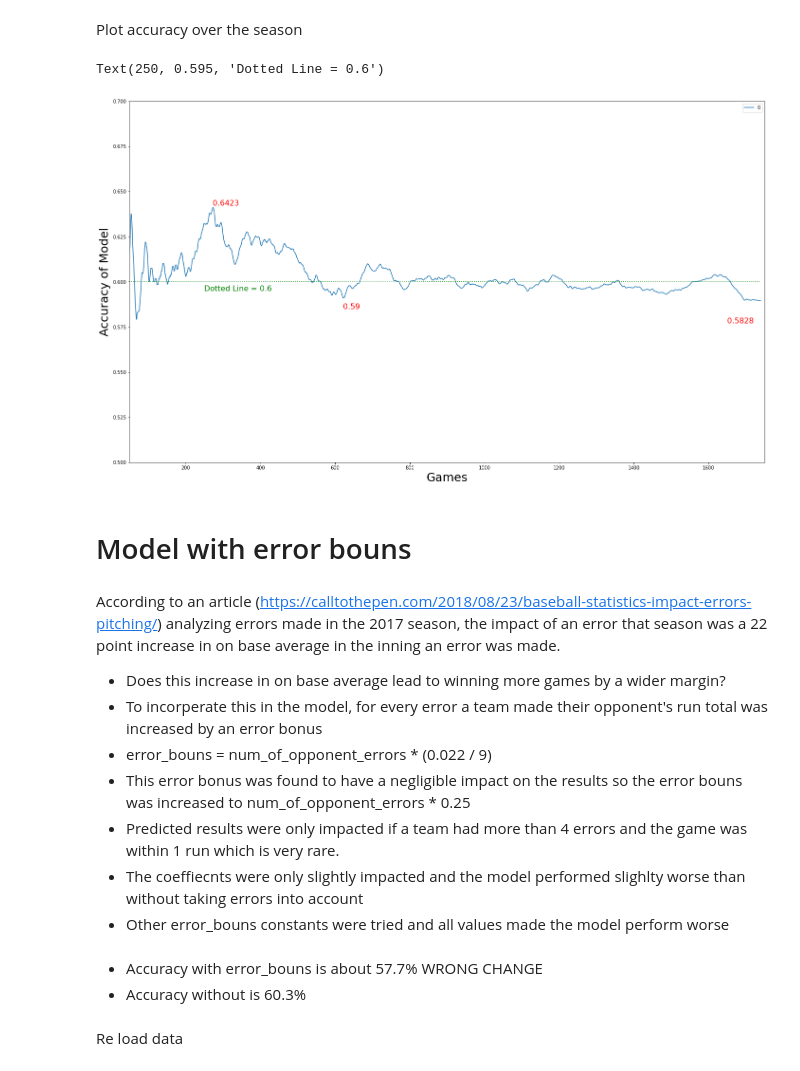
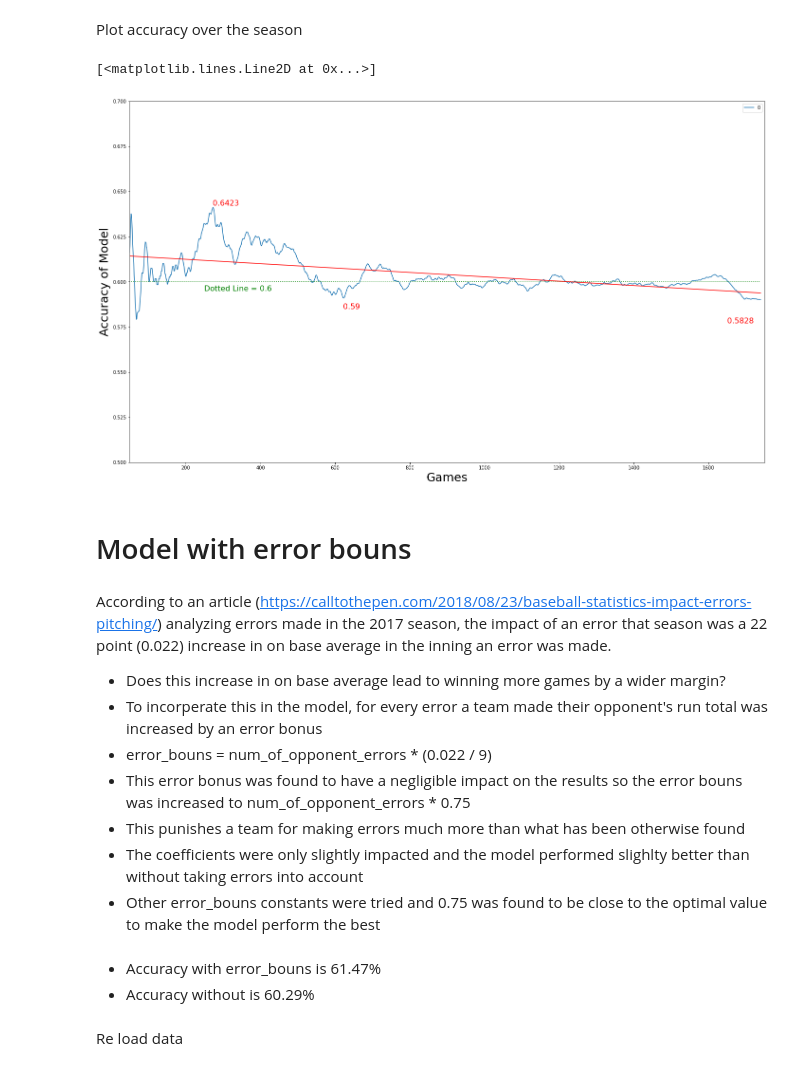
Before and after one commit to Luke-Chesley/API-Sports-Ridge_regression, a Jupyter notebook: MLB_ridge_regression.ipynb, the cells around one changed output. Drawn from its saved outputs; the diff is of its cells as text; code cells hidden in the pictures.

```diff
--- a/MLB_ridge_regression.ipynb
+++ b/MLB_ridge_regression.ipynb
@@ -393,34 +402,42 @@ accuracy_over_time.mean()
 dtype: float64
 # %% [markdown]
 Plot accuracy over the season
+# %%
+lobf = accuracy_over_time[50:1750].reset_index()
+lobf.columns = ['game', 'rating']
+lobf_X = lobf['game']
+lobf_y = lobf['rating']
+theta = np.polyfit(lobf_X, lobf_y, 1)
+y_line = theta[1] + theta[0] * lobf_X
 # %%
 accuracy_over_time.rolling(5).mean().plot.line(figsize=(24,14), sort_columns=True)
 plt.xlim([50,1750])
 plt.ylim([0.5,0.7])
 plt.xlabel('Games', fontsize = 25)
 plt.ylabel('Accuracy of Model', fontsize = 25)
 plt.plot(pd.DataFrame([[0.6]] * len(accuracy_over_time)), ls='dotted', color='green' )
 plt.text(273, 0.6423, '0.6423', color='red', fontsize=16)
 plt.text(621, 0.585, '0.59', color='red', fontsize=16)
 plt.text(1650, 0.577, '0.5828', color='red', fontsize=16)
 plt.text(250, 0.595, 'Dotted Line = 0.6', color='green', fontsize=16)
+plt.plot(lobf_X, y_line, 'r') # LOBF)
 # %% [output]
-Text(250, 0.595, 'Dotted Line = 0.6')
+[<matplotlib.lines.Line2D at 0x...>]
-[figure, old version]
+[figure, new version]
 # %% [markdown]
 # Model with error bouns
 # %% [markdown]
-According to an article (https://calltothepen.com/2018/08/23/baseball-statistics-impact-errors-pitching/) analyzing errors made in the 2017 season, the impact of an error that season was a 22 point increase in on base average in the inning an error was made.
+According to an article (https://calltothepen.com/2018/08/23/baseball-statistics-impact-errors-pitching/) analyzing errors made in the 2017 season, the impact of an error that season was a 22 point (0.022) increase in on base average in the inning an error was made.
 * Does this increase in on base average lead to winning more games by a wider margin?
 * To incorperate this in the model, for every error a team made their opponent's run total was increased by an error bonus
 * error_bouns = num_of_opponent_errors * (0.022 / 9)
-* This error bonus was found to have a negligible impact on the results so the error bouns was increased to num_of_opponent_errors * 0.25
-* Predicted results were only impacted if a team had more than 4 errors and the game was within 1 run which is very rare.
-* The coeffiecnts were only slightly impacted and the model performed slighlty worse than without taking errors into account
-* Other error_bouns constants were tried and all values made the model perform worse
+* This error bonus was found to have a negligible impact on the results so the error bouns was increased to num_of_opponent_errors * 0.75
+* This punishes a team for making errors much more than what has been otherwise found
+* The coefficients were only slightly impacted and the model performed slighlty better than without taking errors into account
+* Other error_bouns constants were tried and 0.75 was found to be close to the optimal value to make the model perform the best
 # %% [markdown]
-* Accuracy with error_bouns is about 57.7% WRONG CHANGE
-* Accuracy without is 60.3%
+* Accuracy with error_bouns is 61.47%
+* Accuracy without is 60.29%
 # %% [markdown]
 Re load data
 # %%
```
Also changed, not shown: parts of 38 cells of this notebook.
